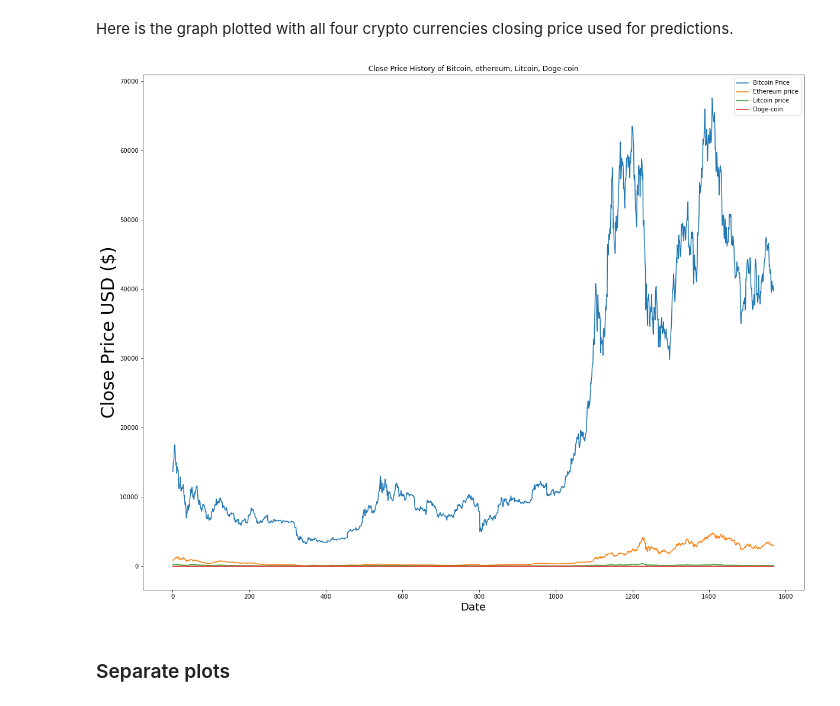
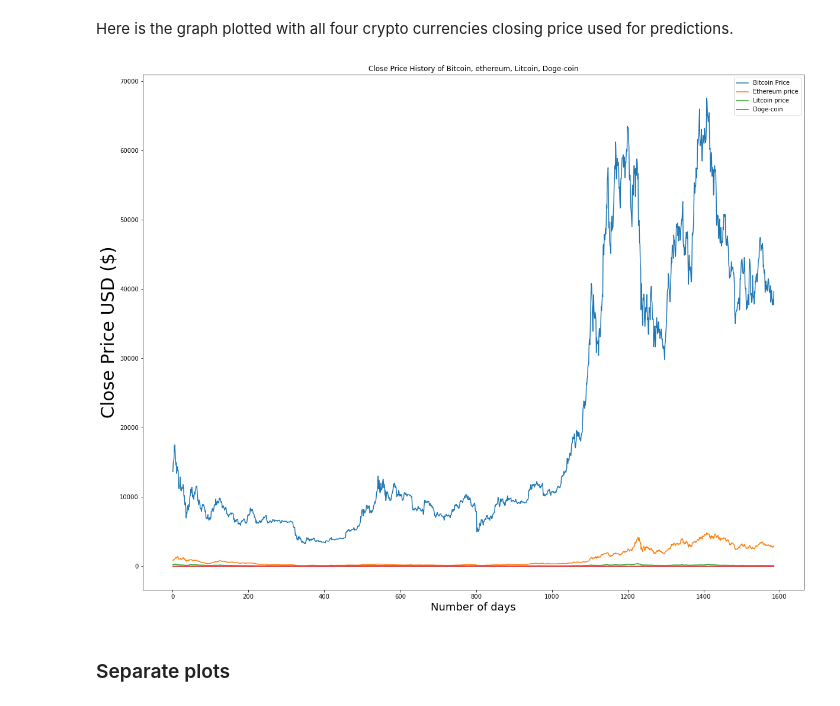
Before and after one commit to lasta11/Cyryptocurrency-Forecasting-Using-Machine-Learning-Network-Optimization, a Jupyter notebook: Crpto with FFB (1) (1).ipynb, the cells around one changed output. Drawn from its saved outputs; the diff is of its cells as text; code cells hidden in the pictures.

```diff
--- a/Crpto with FFB (1) (1).ipynb
+++ b/Crpto with FFB (1) (1).ipynb
@@ -117,13 +117,13 @@ Here is the graph plotted with all four crypto currencies closing price used for
 # %%
 plt.figure(figsize=(20,16))
 plt.title('Close Price History of Bitcoin, ethereum, Litcoin, Doge-coin')
 plt.plot(df)
-plt.xlabel('Date',fontsize=18)
+plt.xlabel('Number of days',fontsize=18)
 plt.ylabel('Close Price USD ($)',fontsize=30)
 plt.legend(['Bitcoin Price','Ethereum price','Litcoin price','Doge-coin'])
 plt.show()
 # %% [output]
-[figure, old version]
+[figure, new version]
 # %% [markdown]
 ### Separate plots
 # %%
```
Also changed, not shown: parts of 8 cells of this notebook, 1 other file.
